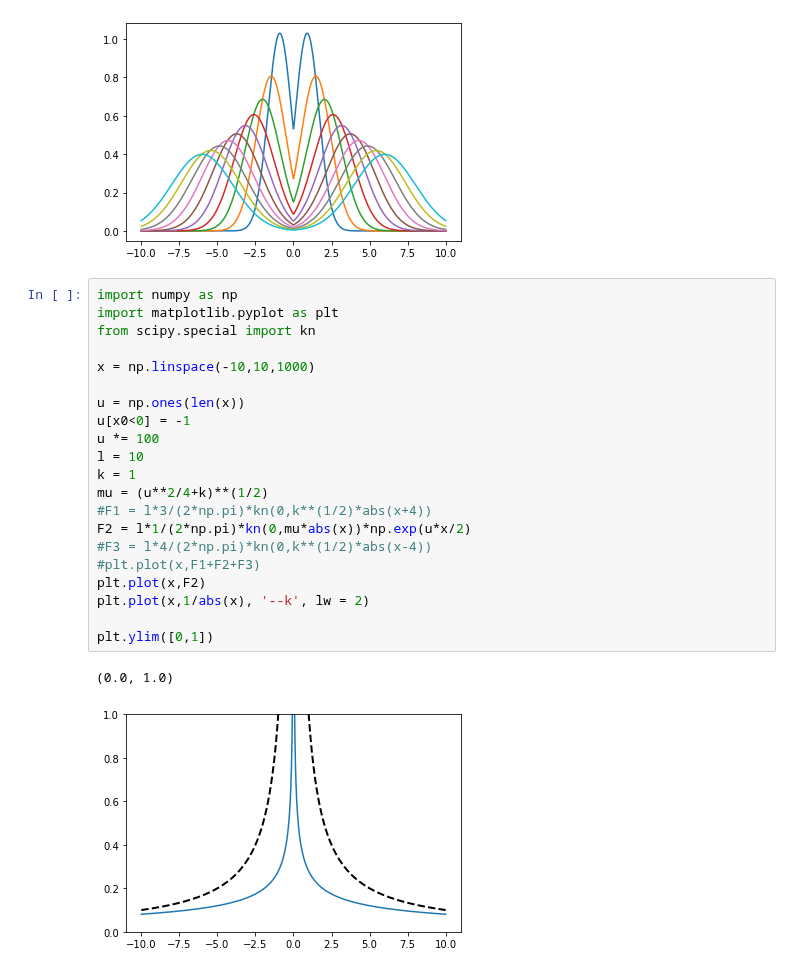
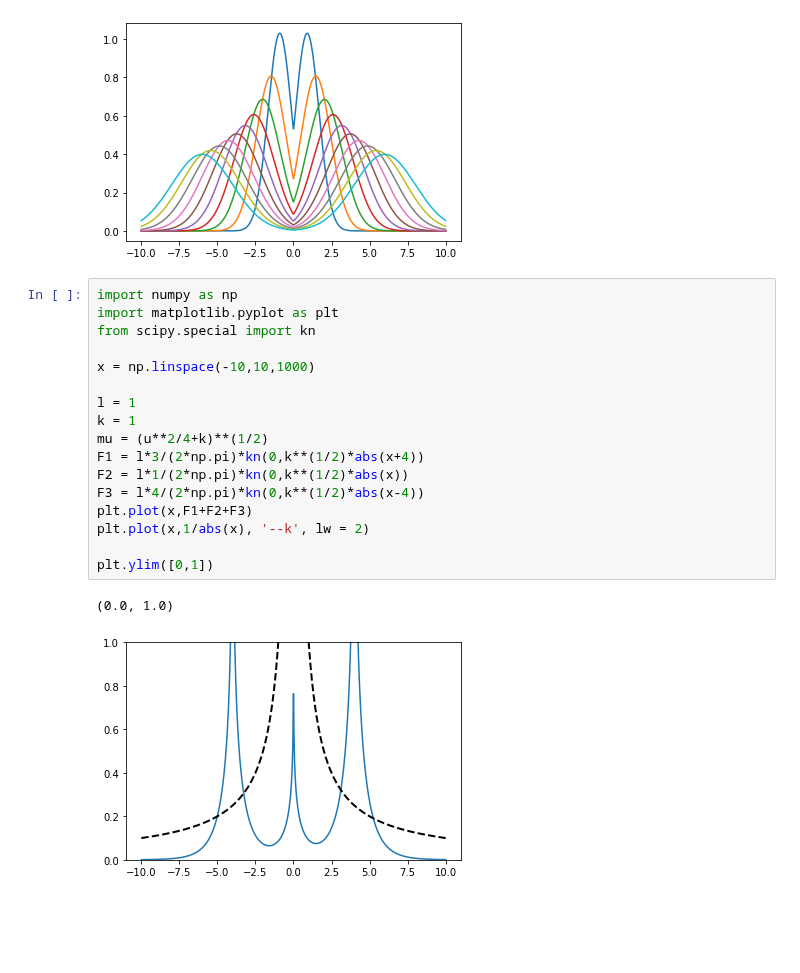
Before and after one commit to SchardtS/Cell-Differentiation, a Jupyter notebook: Testing Ground.ipynb, the cells around one changed output. Saved outputs shown, nothing was run; the diff lists cells and outputs as text; blank space fills up the shorter version.

```diff
--- a/Testing Ground.ipynb
+++ b/Testing Ground.ipynb
@@ -219,27 +219,23 @@ for t in T:
 # %%
 import numpy as np
 import matplotlib.pyplot as plt
 from scipy.special import kn
 
 x = np.linspace(-10,10,1000)
 
-u = np.ones(len(x))
-u[x0<0] = -1
-u *= 100
-l = 10
+l = 1
 k = 1
 mu = (u**2/4+k)**(1/2)
-#F1 = l*3/(2*np.pi)*kn(0,k**(1/2)*abs(x+4))
-F2 = l*1/(2*np.pi)*kn(0,mu*abs(x))*np.exp(u*x/2)
-#F3 = l*4/(2*np.pi)*kn(0,k**(1/2)*abs(x-4))
-#plt.plot(x,F1+F2+F3)
-plt.plot(x,F2)
+F1 = l*3/(2*np.pi)*kn(0,k**(1/2)*abs(x+4))
+F2 = l*1/(2*np.pi)*kn(0,k**(1/2)*abs(x))
+F3 = l*4/(2*np.pi)*kn(0,k**(1/2)*abs(x-4))
+plt.plot(x,F1+F2+F3)
 plt.plot(x,1/abs(x), '--k', lw = 2)
 
 plt.ylim([0,1])
 # %% [output]
 (0.0, 1.0)
-[figure, old version]
+[figure, new version]
 # %%
 import numpy as np
 import matplotlib.pyplot as plt
```
Also changed, not shown: parts of 2 cells of this notebook, 7 other files.
